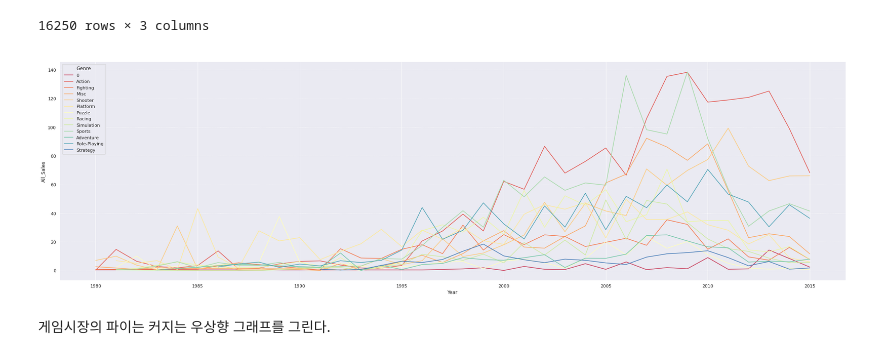
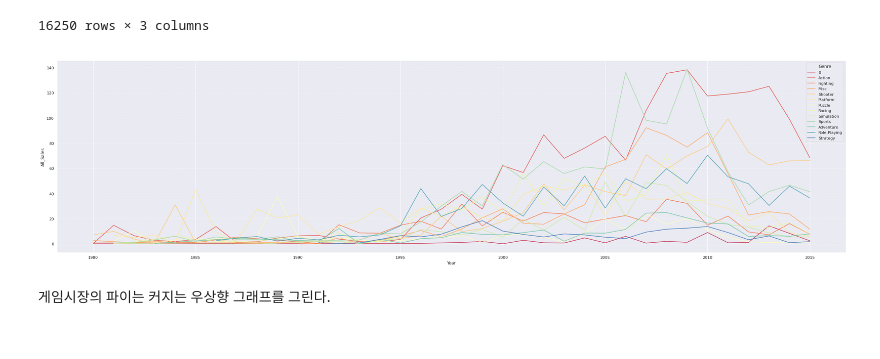
Before and after one commit to theplace75/Section_project1, a Jupyter notebook: Untitled1.ipynb, the cells around one changed output. Saved outputs shown, nothing was run; the diff lists cells and outputs as text; code cells hidden in the pictures.

```diff
--- a/Untitled1.ipynb
+++ b/Untitled1.ipynb
@@ -353,18 +353,18 @@ df2
 # %%
 df2_max = df2.groupby(['Year','Genre'])['All_Sales'].sum().reset_index()
 
 # lineplot
 
-plt.figure(figsize = (35, 10))
+plt.figure(figsize = (40, 10))
 sns.lineplot(x = 'Year', y = 'All_Sales',hue ='Genre', data=df2_max, palette='Spectral')
 plt.title('   ', size=15, loc='left')
 plt.gca().spines['right'].set_visible(False)
 plt.gca().spines['top'].set_visible(False)
 plt.gca().spines['left'].set_visible(False)
 plt.grid(True, axis='y', linestyle=':')
 plt.show()
 # %% [output]
-[figure, old version]
+[figure, new version]
 # %% [markdown]
 게임시장의 파이는 커지는 우상향 그래프를 그린다.
 # %% [markdown]
```
Also changed, not shown: parts of 1 cell of this notebook.
